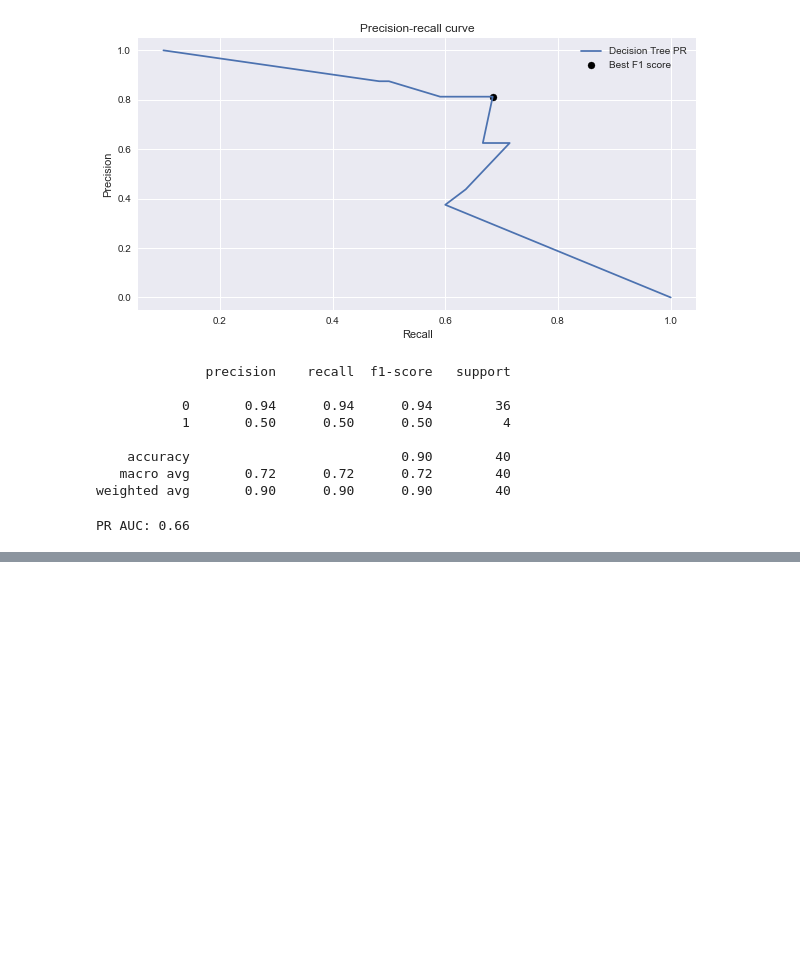
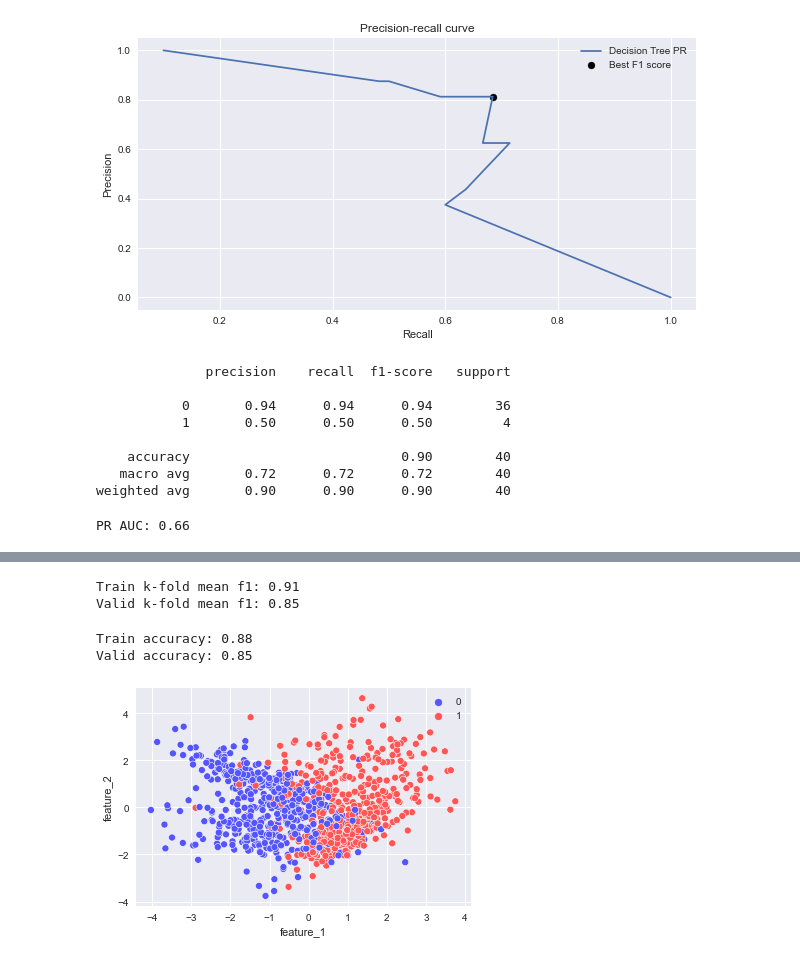
Before and after one commit to sphinxscorp/SF_data_science, a Jupyter notebook: ML-5. Валидация данных и оценка моделей/ML-5. Валидация данных и оценка моделей.ipynb, the cells around one changed output, grey strips where cells are left out. Cells and saved outputs as stored; diff of their text form; code cells hidden in the pictures; blank space fills up the shorter version.

```diff
--- a/ML-5. Валидация данных и оценка моделей/ML-5. Валидация данных и оценка моделей.ipynb
+++ b/ML-5. Валидация данных и оценка моделей/ML-5. Валидация данных и оценка моделей.ipynb
@@ -536,0 +765,55 @@ AttributeError: 'numpy.ndarray' object has no attribute 'count'
+# %%
+#Создаём модель
+model = tree.DecisionTreeClassifier(
+    criterion='entropy', #критерий информативности
+    max_depth=7, #ограничиваем глубину дерева
+    min_samples_leaf=5, #увеличиваем количество объектов в листе
+    random_state=42, #генератор случайных чисел
+    class_weight='balanced' #веса классов
+)
+
+#Создаём объект кросс-валидатора k-fold со стратификацией
+skf = model_selection.StratifiedKFold(n_splits=5)
+
+#Считаем метрики на кросс-валидации k-fold со стратификацией
+cv_metrics = model_selection.cross_validate(
+    estimator=model, #модель
+    X=X, #матрица наблюдений X
+    y=y, #вектор ответов y
+    cv=skf, #кросс-валидатор
+    scoring='f1', #метрика
+    return_train_score=True #подсчёт метрики на тренировочных фолдах
+)
+
+print('Train k-fold mean f1: {:.2f}'.format(np.mean(cv_metrics['train_score'])))
+print('Valid k-fold mean f1: {:.2f}'.format(np.mean(cv_metrics['test_score'])))
+## Train k-fold mean f1: 0.74
+## Valid k-fold mean f1: 0.66
+# %% [output]
+Train k-fold mean f1: 0.91
+Valid k-fold mean f1: 0.85
+# %%
+from sklearn import datasets
+X, y = datasets.make_classification(
+    n_samples=1000, #количество объектов
+    n_features=2, #количество признаков
+    n_informative=2, #количество информативных признаков
+    n_redundant=0, #количество неинформативных признаков
+    n_classes=2, #количество классов
+    n_clusters_per_class=2, #количество кластеров внутри класса
+    random_state=1 #генератор случайных чисел
+)
+X = pd.DataFrame(X, columns=['feature_1', 'feature_2'])
+y = pd.Series(y)
+sns.scatterplot(x=X['feature_1'], y=X['feature_2'], hue=y, palette='seismic');
+X_train, X_valid, y_train, y_valid = model_selection.train_test_split(X, y, test_size=0.3, random_state=42)
+clf = tree.DecisionTreeClassifier(max_depth=3)
+clf = clf.fit(X_train, y_train)
+y_train_pred = clf.predict(X_train)
+y_valid_pred = clf.predict(X_valid)
+print('Train accuracy: {:.2f}'.format(metrics.accuracy_score(y_train, y_train_pred)))
+print('Valid accuracy: {:.2f}'.format(metrics.accuracy_score(y_valid, y_valid_pred)))
+# %% [output]
+Train accuracy: 0.88
+Valid accuracy: 0.85
+[figure, added]
```
Also changed, not shown: parts of 22 cells of this notebook, 2 other files.
